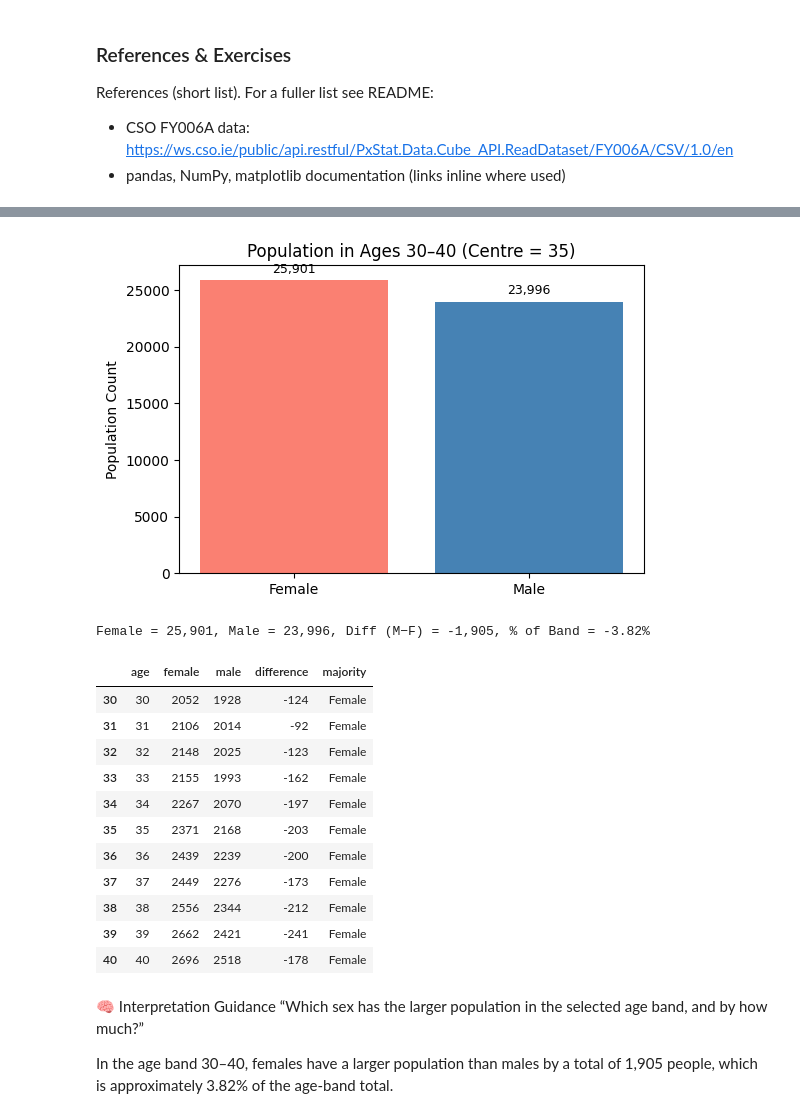
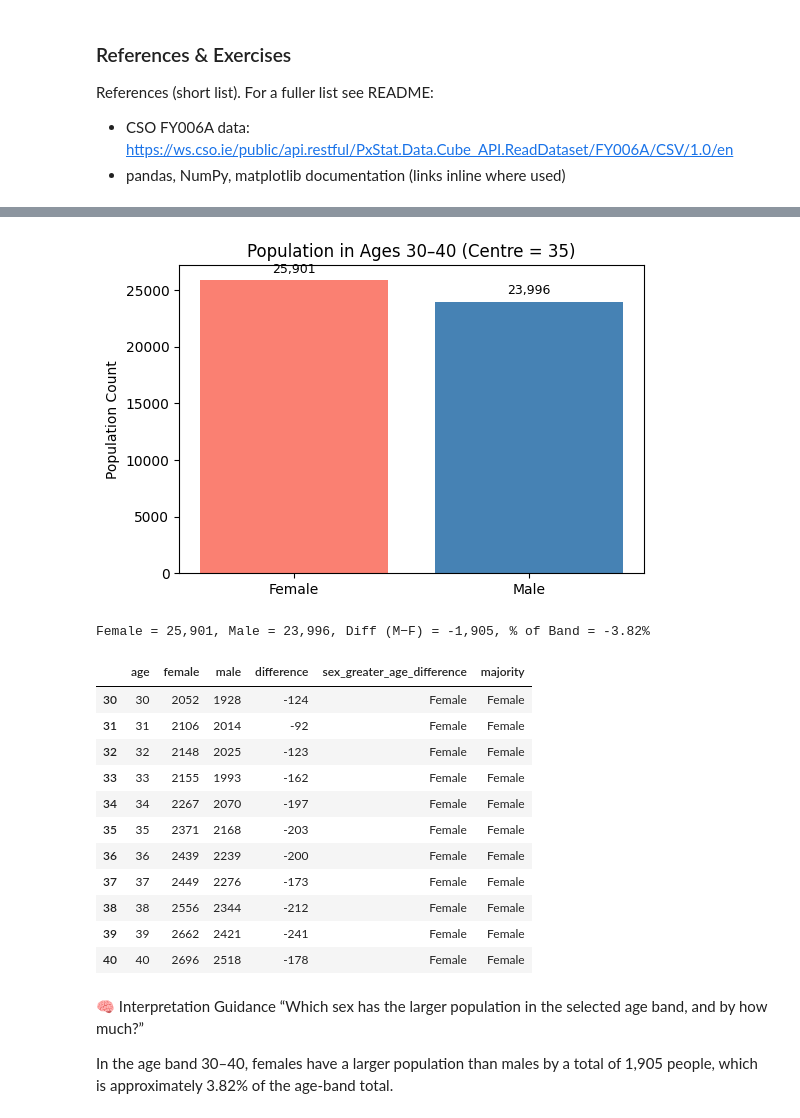
Before and after one commit to ECronin1973/programming-for-data-analytics, a Jupyter notebook: assignments/assignment05-population.ipynb, the cells around one changed output, grey strips where cells are left out. Drawn from its saved outputs; the diff is of its cells as text; code cells hidden in the pictures.

Commit message:
Refactored assignment 05 notebook to align with assessment guidelines; updated code paths and logic following relocation of notebook to root directory.

```diff
--- a/assignments/assignment05-population.ipynb
+++ b/assignments/assignment05-population.ipynb
@@ -1236,60 +1114,45 @@ Notes for users:
 # %%
-# ▶️ Age-band Sex Comparison – Enhanced Summary and Visualisation
+# ---------- ▶️ Age-band Sex Comparison – Enhanced Summary and Visualisation ----------
 
-# Define the central age and band width
-target_age = 35  # Central age for the comparison band (years); adjust as needed
+# Define age band
+target_age = 35
 band = 5
 min_age, max_age = target_age - band, target_age + band
 
-# Load the tidy age-difference table
-age_df = load_age_difference()
+# Load and clean age-difference data
+age_df = pd.read_csv(DATA_DIR / 'assignment05_age_difference_by_sex.csv')
+age_df['age'] = pd.to_numeric(age_df['age'], errors='coerce').fillna(0).astype(int)
 
-# Filter rows within the inclusive age band
-mask = age_df['age'].between(min_age, max_age)
-band_df = age_df.loc[mask, ['age', 'female', 'male', 'difference']].copy()
+# Filter by age band
+band_df = age_df[age_df['age'].between(min_age, max_age)].copy()
 
-# Add a column to indicate which sex has the greater count
-band_df['majority'] = band_df.apply(
-    lambda row: 'Female' if row['female'] > row['male']
-    else 'Male' if row['male'] > row['female']
-    else 'Equal',
-    axis=1
+# Add majority column
+band_df['majority'] = np.where(
+    band_df['male'] > band_df['female'], 'Male',
+    np.where(band_df['female'] > band_df['male'], 'Female', 'Equal')
 )
 
-# Aggregate total counts for each sex within the band
-agg = band_df[['female', 'male']].sum().astype(int)
-female_total, male_total = int(agg['female']), int(agg['male'])
+# Aggregate totals
+female_total = band_df['female'].sum()
+male_total = band_df['male'].sum()
 total = female_total + male_total
 diff = male_total - female_total
 pct = (diff / total * 100) if total else float('nan')
 
-# Create a minimal bar chart comparing totals
+# Create bar chart
 fig, ax = plt.subplots(figsize=(6, 4))
 bars = ax.bar(['Female', 'Male'], [female_total, male_total], color=['salmon', 'steelblue'])
-
-# Add title and axis label
 ax.set_title(f'Population in Ages {min_age}–{max_age} (Centre = {target_age})')
 ax.set_ylabel('Population Count')
+ax.bar_label(bars, labels=[f'{female_total:,}', f'{male_total:,}'], padding=3, fontsize=9)
 
-# Annotate each bar with formatted count labels
-ax.bar_label(
-    bars,
-    labels=[f'{female_total:,}', f'{male_total:,}'],
-    label_type='edge',
-    padding=3,
-    fontsize=9
-)
+# Save and show
+plot_name = f'assignment05-age-group-{target_age}-sex-comparison.png'
+save_and_show(SAVED_PLOTS_DIR / plot_name)
 
-# Save and display the chart
-save_and_show(SAVED_PLOTS_DIR / f'age_group_{target_age}_sex_comparison.png')
+# Print summary
+print(f'Female = {female_total:,}, Male = {male_total:,}, Diff (M−F) = {diff:,}, % of Band = {pct:.2f}%')
 
-# Print concise summary of the comparison
-if total:
-    print(f'Female = {female_total:,}, Male = {male_total:,}, '
-          f'Diff (M−F) = {diff:,}, % of Band = {pct:.2f}%')
-else:
-    print('No population in selected band')
-
-# Display the filtered rows with majority column
+# Display filtered data
 display(band_df)
 # %% [output]
@@ -1297,17 +1160,17 @@ Saved figure to C:\Users\eCron\OneDrive\Documents\ATU_CourseWork\Programming For
 [figure]
 Female = 25,901, Male = 23,996, Diff (M−F) = -1,905, % of Band = -3.82%
-|  | age | female | male | difference | majority |
-| 30 | 30 | 2052 | 1928 | -124 | Female |
-| 31 | 31 | 2106 | 2014 | -92 | Female |
-| 32 | 32 | 2148 | 2025 | -123 | Female |
-| 33 | 33 | 2155 | 1993 | -162 | Female |
-| 34 | 34 | 2267 | 2070 | -197 | Female |
-| 35 | 35 | 2371 | 2168 | -203 | Female |
-| 36 | 36 | 2439 | 2239 | -200 | Female |
-| 37 | 37 | 2449 | 2276 | -173 | Female |
-| 38 | 38 | 2556 | 2344 | -212 | Female |
-| 39 | 39 | 2662 | 2421 | -241 | Female |
-| 40 | 40 | 2696 | 2518 | -178 | Female |
+|  | age | female | male | difference | sex_greater_age_difference | majority |
+| 30 | 30 | 2052 | 1928 | -124 | Female | Female |
+| 31 | 31 | 2106 | 2014 | -92 | Female | Female |
+| 32 | 32 | 2148 | 2025 | -123 | Female | Female |
+| 33 | 33 | 2155 | 1993 | -162 | Female | Female |
+| 34 | 34 | 2267 | 2070 | -197 | Female | Female |
+| 35 | 35 | 2371 | 2168 | -203 | Female | Female |
+| 36 | 36 | 2439 | 2239 | -200 | Female | Female |
+| 37 | 37 | 2449 | 2276 | -173 | Female | Female |
+| 38 | 38 | 2556 | 2344 | -212 | Female | Female |
+| 39 | 39 | 2662 | 2421 | -241 | Female | Female |
+| 40 | 40 | 2696 | 2518 | -178 | Female | Female |
 # %% [markdown]
 🧠 Interpretation Guidance
 “Which sex has the larger population in the selected age band, and by how much?”
```
Also changed, not shown: parts of 47 cells of this notebook, 17 other files.
